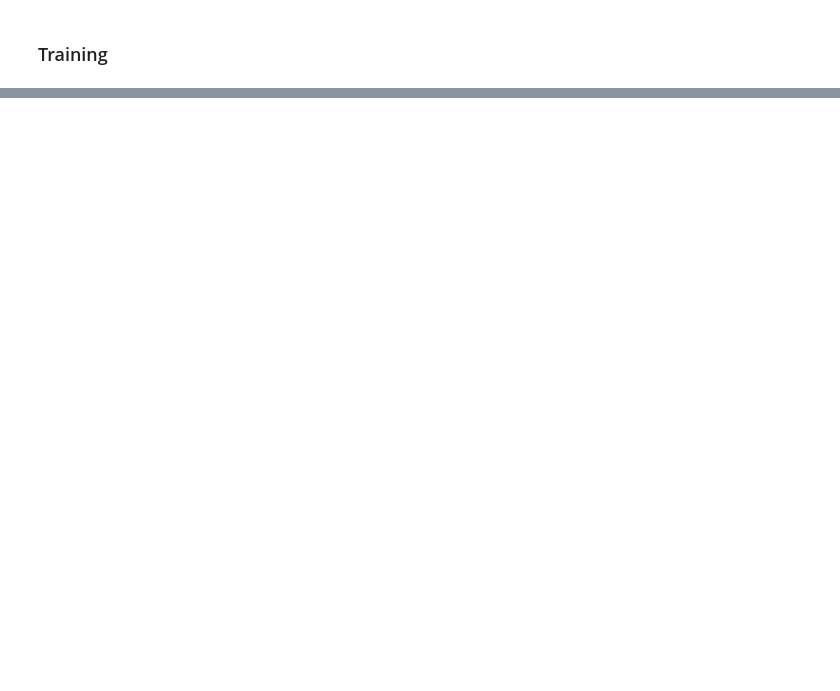
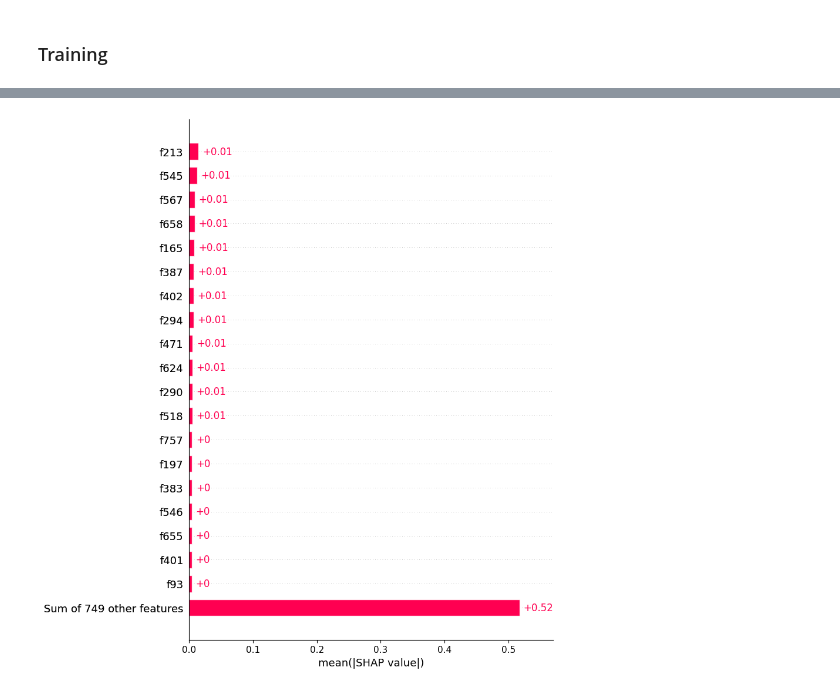
Before and after one commit to Keene-AI-Lab/text, a Jupyter notebook: text.ipynb, the cells around one changed output, grey strips where cells are left out. Drawn from its saved outputs; the diff is of its cells as text; code cells hidden in the pictures; blank space fills up the shorter version.

Commit message:
trained on transcriptions and added SHAP values

```diff
--- a/text.ipynb
+++ b/text.ipynb
@@ -385,0 +314,20 @@ plot_results(results_patient, results_full)
+# %%
+# load data
+X_train = np.load("X_train.npy")
+X_test  = np.load("X_test.npy")
+y_train = np.load("y_train.npy")
+y_test  = np.load("y_test.npy")
+
+# train model
+clf = RandomForestClassifier(n_estimators=100, random_state=42, n_jobs=-1)
+clf.fit(X_train, y_train)
+
+# compute SHAP values for class 1
+explainer = shap.Explainer(clf, X_train, feature_names=[f"f{i}" for i in range(X_train.shape[1])])
+shap_vals = explainer(X_test)[..., 1]
+
+# plot top 20 features
+shap.plots.bar(shap_vals, max_display=20)
+plt.show()
+# %% [output]
+[figure, added]
```
Also changed, not shown: parts of 15 cells of this notebook.
